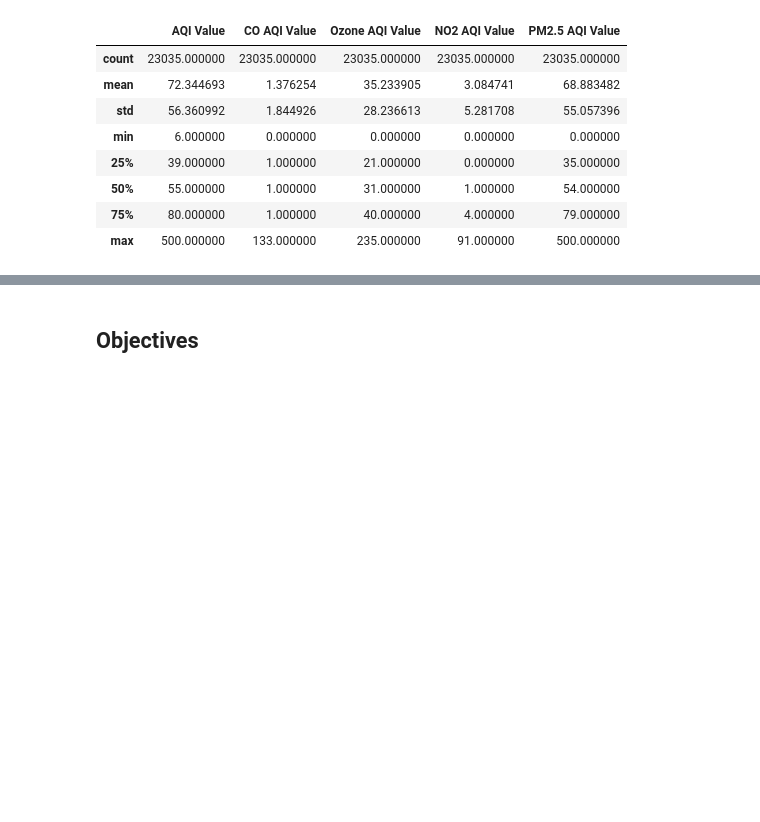
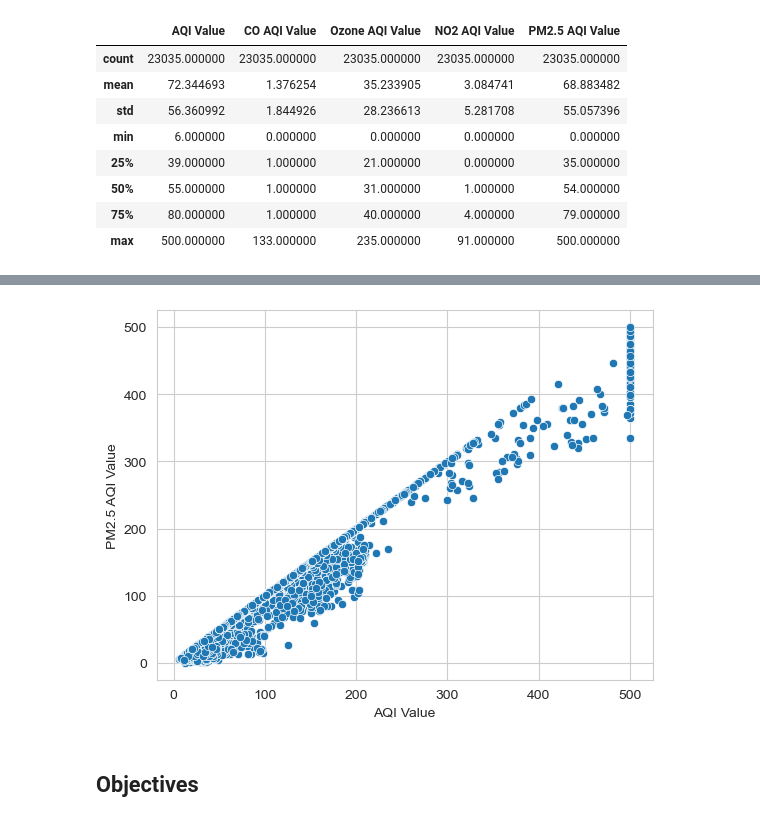
Before and after one commit to BSU04/Global-Air-Quality-Prediction, a Jupyter notebook: gap-eda.ipynb, the cells around one changed output, grey strips where cells are left out. Drawn from its saved outputs; the diff is of its cells as text; code cells hidden in the pictures; blank space fills up the shorter version.

```diff
--- a/gap-eda.ipynb
+++ b/gap-eda.ipynb
@@ -402,3 +418,7 @@ extract_10.plot(kind='barh',cmap="plasma");
+# %%
+sns.scatterplot(x="AQI Value",y="PM2.5 AQI Value",data=gap);
+# %% [output]
+[figure, added]
 # %% [markdown]
 ## Objectives
 # %% [markdown]
```
Also changed, not shown: parts of 35 cells of this notebook.
